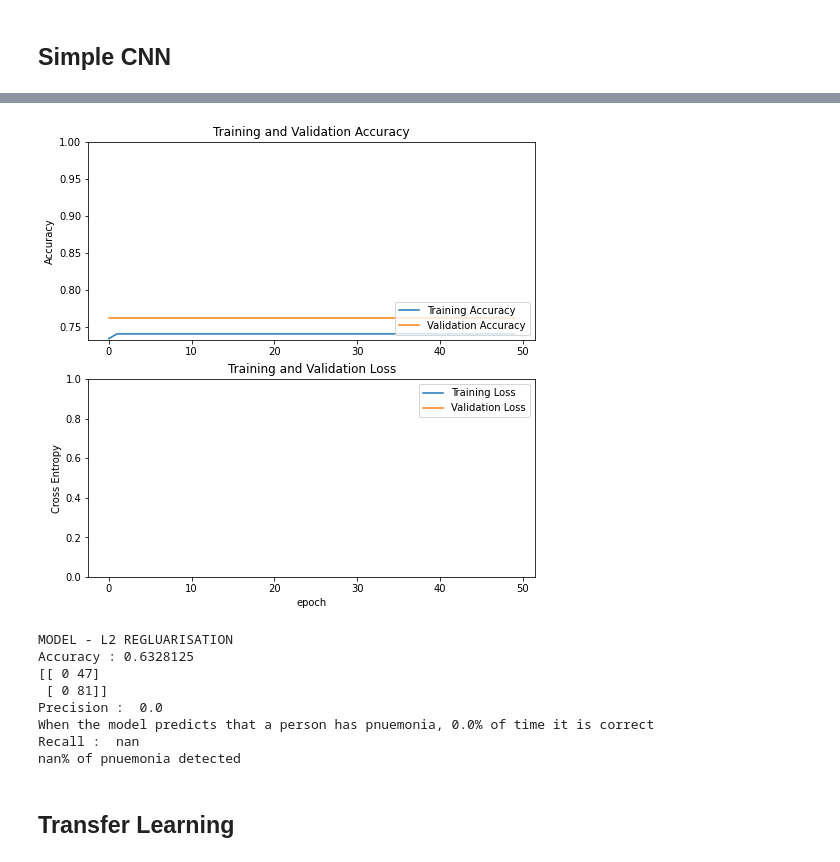
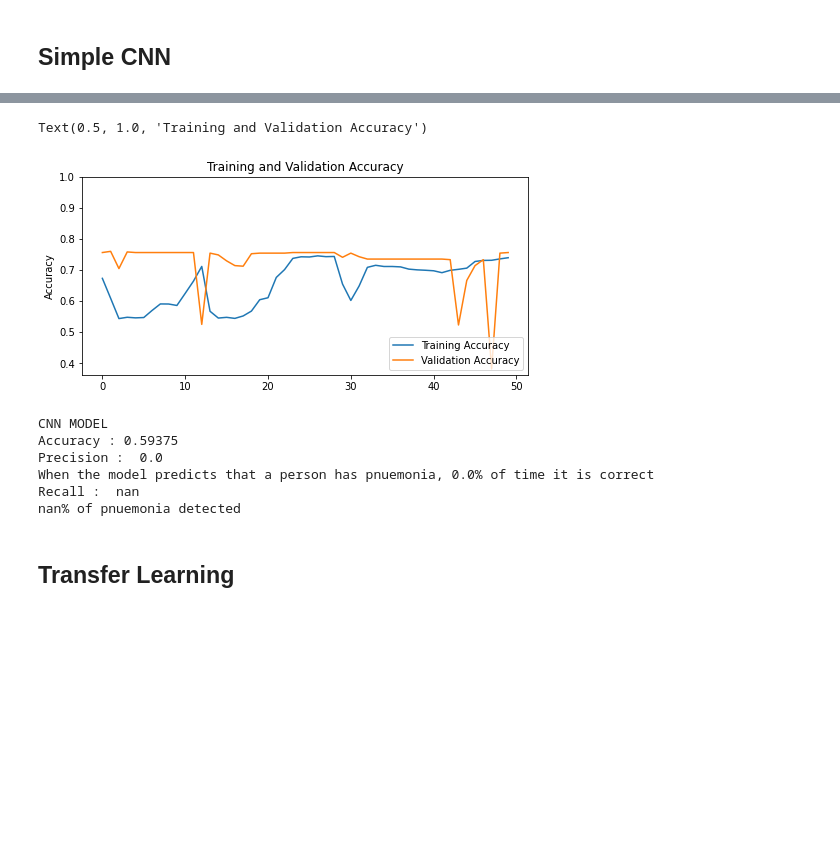
Before and after one commit to teoshuqi/pneumonia, a Jupyter notebook: CNN.ipynb, the cells around one changed output, grey strips where cells are left out. Cells and saved outputs as stored; diff of their text form; code cells hidden in the pictures; blank space fills up the shorter version.

```diff
--- a/CNN.ipynb
+++ b/CNN.ipynb
@@ -106,9 +101,9 @@ x = tf.keras.layers.Dense(128, activation='relu')(x)
 outputs = tf.keras.layers.Dense(1)(x)
 model = tf.keras.models.Model(inputs, outputs)
 
-model.compile(loss='binary_crossentropy', optimizer=tf.keras.optimizers.Adam(learning_rate=0.1), metrics=['binary_accuracy'])
+model.compile(loss='binary_crossentropy', optimizer=tf.keras.optimizers.Adam(learning_rate=0.001), metrics=['binary_accuracy'])
 early=tf.keras.callbacks.EarlyStopping(monitor='loss', mode='min', min_delta=0.001, patience=50, verbose=1, baseline=0.50)
-history = model.fit(train_ds, batch_size = 256, epochs= 500, verbose=1, callbacks=[early],
+history = model.fit(train_ds, batch_size = 256, epochs= 80, verbose=1, callbacks=[early],
             validation_data = val_ds)
 
 acc = history.history['binary_accuracy']
@@ -125,14 +120,4 @@ plt.legend(loc='lower right')
 plt.ylabel('Accuracy')
 plt.ylim([min(plt.ylim()),1])
 plt.title('Training and Validation Accuracy')
-
-plt.subplot(2, 1, 2)
-plt.plot(loss, label='Training Loss')
-plt.plot(val_loss, label='Validation Loss')
-plt.legend(loc='upper right')
-plt.ylabel('Cross Entropy')
-plt.ylim([0,1.0])
-plt.title('Training and Validation Loss')
-plt.xlabel('epoch')
-plt.show()
 # %% [output]
@@ -155,9 +140,10 @@ Epoch 50/500
 Epoch 00050: early stopping
+Text(0.5, 1.0, 'Training and Validation Accuracy')
-[figure, old version]
+[figure, new version]
 # %%
 # Evalation
 
-print('MODEL - L2 REGLUARISATION')
+print('CNN MODEL')
 predictions = model.predict_on_batch(test_image).flatten()
 
 # Apply a sigmoid since our model returns logits
@@ -180,10 +166,8 @@ print(f'When the model predicts that a person has pnuemonia, {precision}% of tim
 print('Recall : ', recall )
 print(f'{recall}% of pnuemonia detected')
 # %% [output]
-MODEL - L2 REGLUARISATION
-Accuracy : 0.6328125
-[[ 0 47]
- [ 0 81]]
+CNN MODEL
+Accuracy : 0.59375
 Precision :  0.0
 When the model predicts that a person has pnuemonia, 0.0% of time it is correct
 Recall :  nan
```
Also changed, not shown: parts of 15 cells of this notebook.
